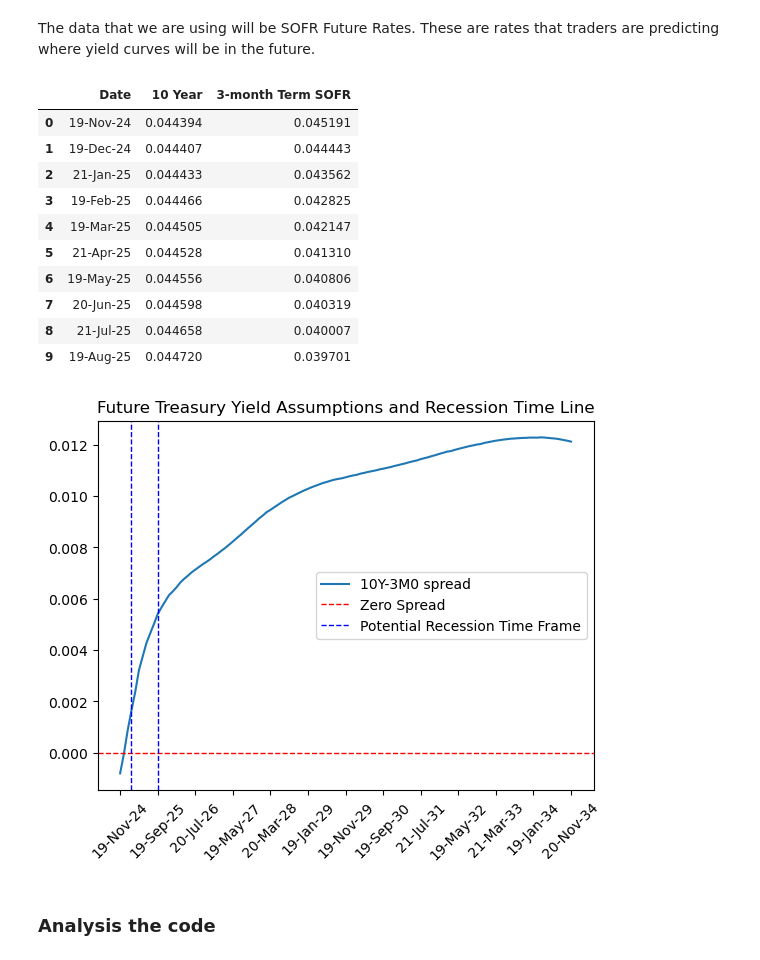
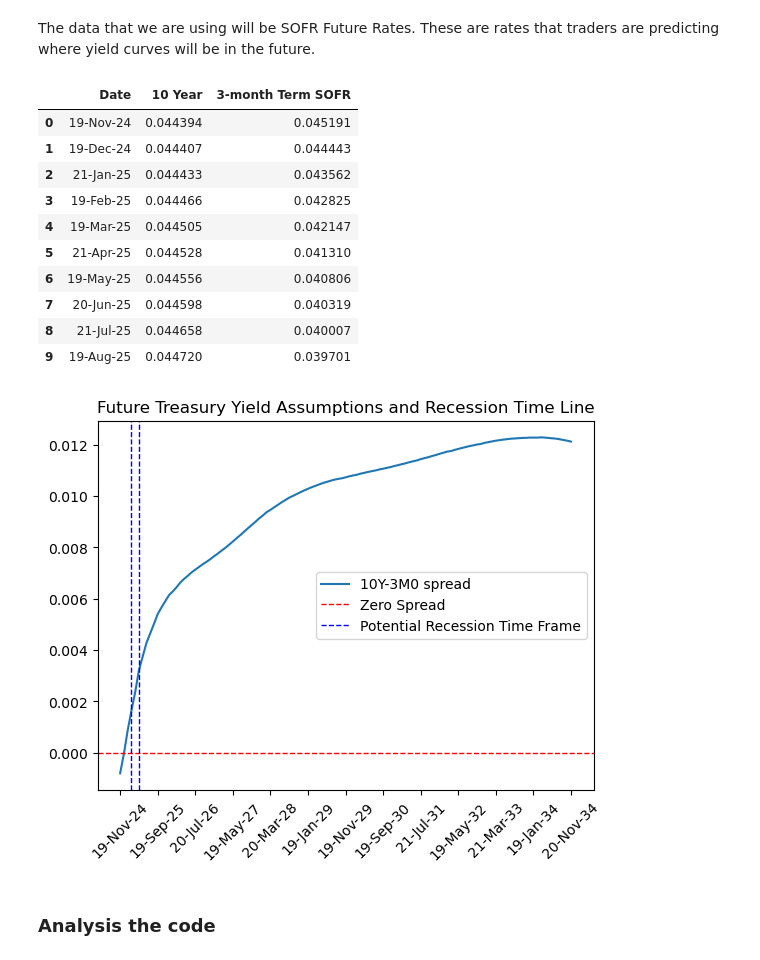
Before and after one commit to toanpro24/project_yield, a Jupyter notebook: CMSE202_Final_Team3.ipynb, the cells around one changed output. Drawn from its saved outputs; the diff is of its cells as text; code cells hidden in the pictures.

```diff
--- a/CMSE202_Final_Team3.ipynb
+++ b/CMSE202_Final_Team3.ipynb
@@ -419,35 +416,38 @@ The data that we are using will be SOFR Future Rates. These are rates that trade
 # %%
 import pandas as pd
 import matplotlib.pyplot as plt
+#Creating a spread with future rates
+
 forward = pd.read_csv('data/foward_curve.csv')
 date = forward['Date']
 treasury_10Y = forward['10 Year']
 treasury_3MO = forward['3-month Term SOFR']
 spread = treasury_10Y - treasury_3MO
 forward.head()
 num_rows = forward.shape[0]
 plt.xticks(rotation=45)
 plt.plot(date, spread, label = '10Y-3M0 spread')
 plt.xticks(range(0, num_rows, 10))
+#Using the knowledge of a higher correlation with shifted data, create two lines that take into account that shift of 2 to graph when a potential recession can occur
 plt.axhline(y=0, color='red', linestyle='--', linewidth=1, label="Zero Spread")
 plt.axvline(x=3, color='blue', linestyle='--', linewidth=1)
-plt.axvline(x=10, color='blue', linestyle='--', linewidth=1, label="Potential Recession Time Frame")
+plt.axvline(x=5, color='blue', linestyle='--', linewidth=1, label="Potential Recession Time Frame")
 plt.title("Future Treasury Yield Assumptions and Recession Time Line")
 plt.legend()
 forward.head(10)
 # %% [output]
 |  | Date | 10 Year | 3-month Term SOFR |
 | 0 | 19-Nov-24 | 0.044394 | 0.045191 |
 | 1 | 19-Dec-24 | 0.044407 | 0.044443 |
 | 2 | 21-Jan-25 | 0.044433 | 0.043562 |
 | 3 | 19-Feb-25 | 0.044466 | 0.042825 |
 | 4 | 19-Mar-25 | 0.044505 | 0.042147 |
 | 5 | 21-Apr-25 | 0.044528 | 0.041310 |
 | 6 | 19-May-25 | 0.044556 | 0.040806 |
 | 7 | 20-Jun-25 | 0.044598 | 0.040319 |
 | 8 | 21-Jul-25 | 0.044658 | 0.040007 |
 | 9 | 19-Aug-25 | 0.044720 | 0.039701 |
-[figure, old version]
+[figure, new version]
 # %% [markdown]
 ### Analysis the code
 # %% [markdown]
```
Also changed, not shown: parts of 8 cells of this notebook.
